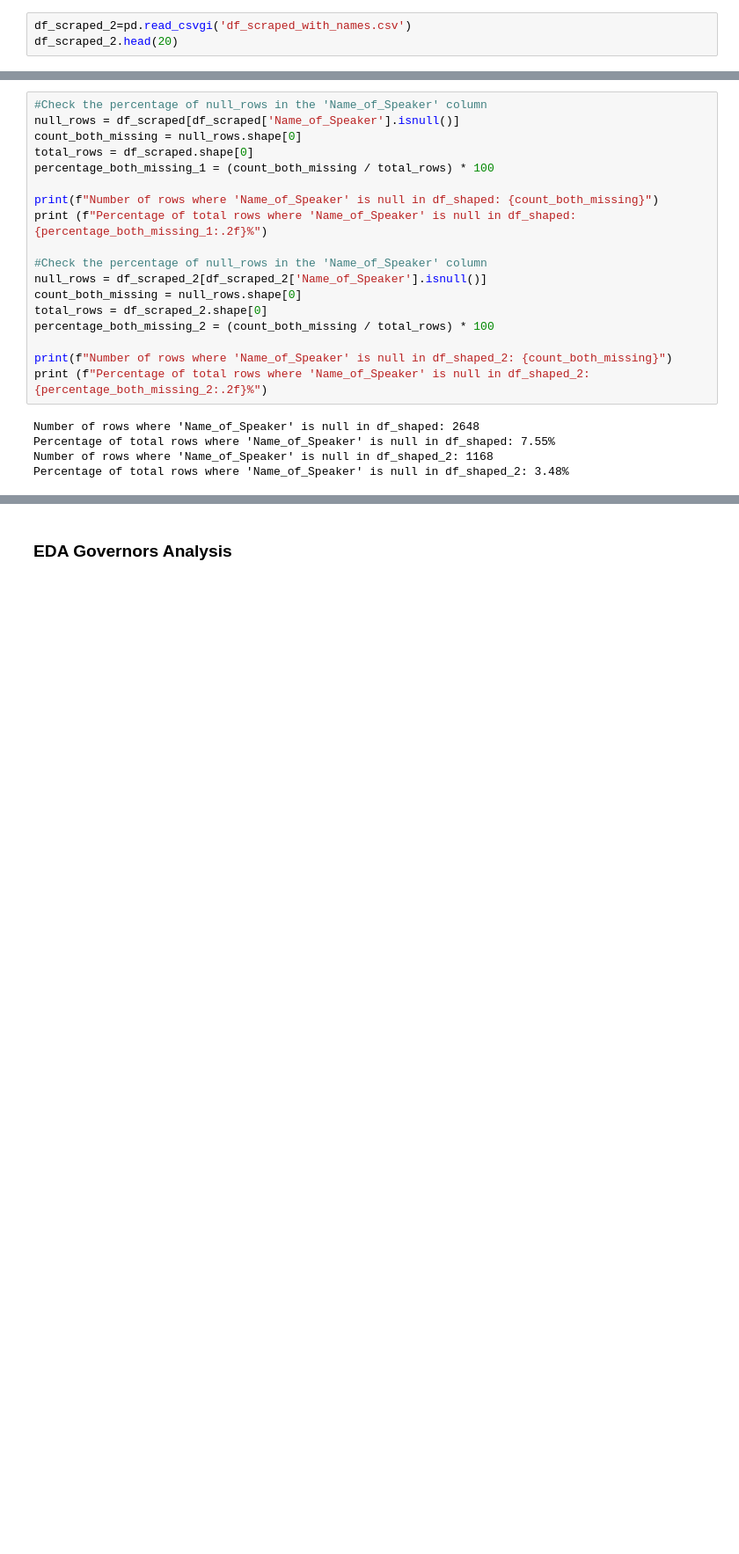
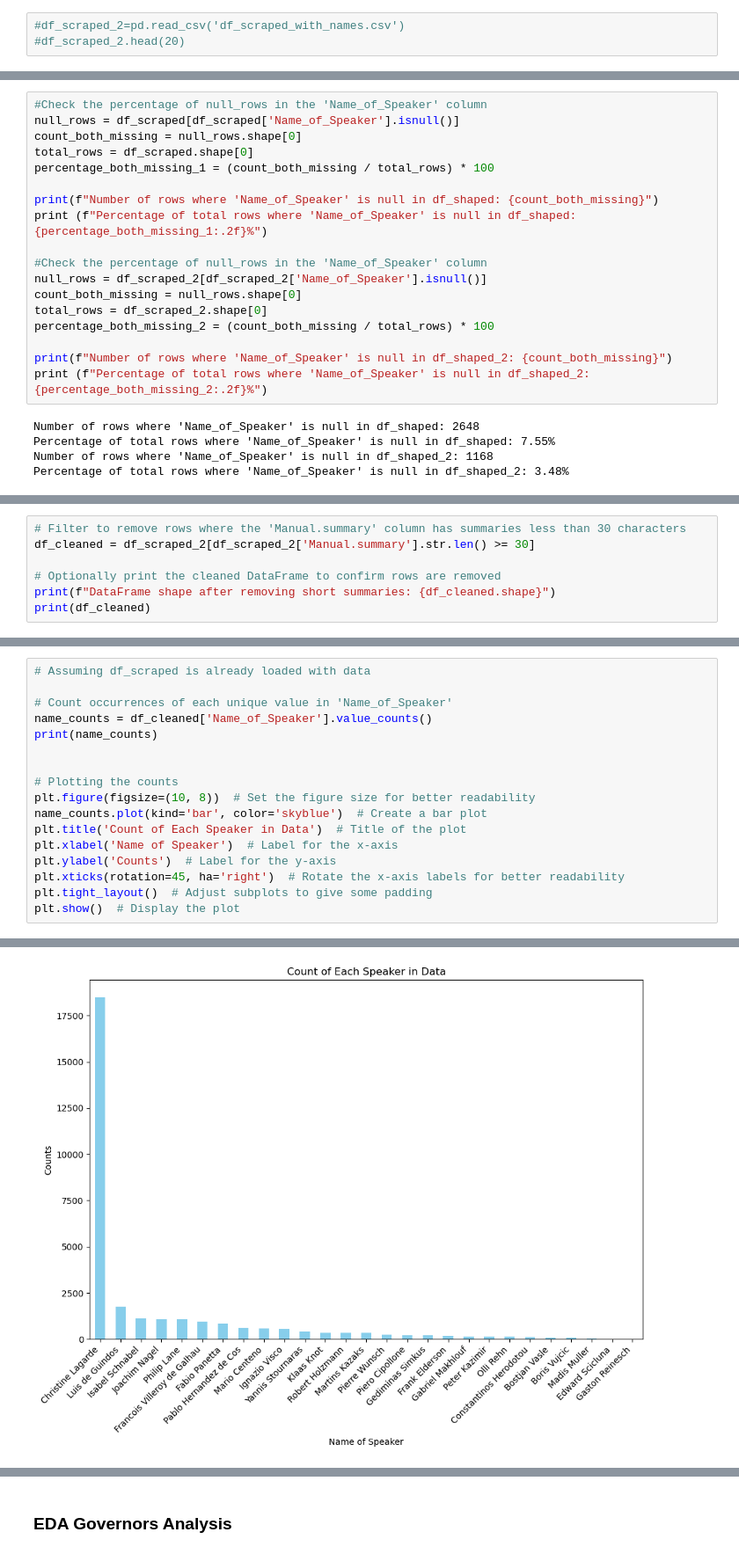
Before and after one commit to monbiote/ECB_Perceived_Cacophony, a Jupyter notebook: ECB Governors Analysis/ECB_Governor_Analysis.ipynb, the cells around one changed output, grey strips where cells are left out. Shown at 88% size. Saved outputs shown, nothing was run; the diff lists cells and outputs as text; blank space fills up the shorter version.

```diff
--- a/ECB Governors Analysis/ECB_Governor_Analysis.ipynb
+++ b/ECB Governors Analysis/ECB_Governor_Analysis.ipynb
@@ -554,8 +525,8 @@ df_scraped.to_csv('df_scraped_with_names.csv', index=False)
 # %% [markdown]
 # Checking the non-check
 # %%
-df_scraped_2=pd.read_csvgi('df_scraped_with_names.csv')
-df_scraped_2.head(20)
+#df_scraped_2=pd.read_csv('df_scraped_with_names.csv')
+#df_scraped_2.head(20)
 # %% [output]
 |  | Date | Source | Headline | Translated.headline | Manual.summary | Original.article.url | ... |
 | 0 | 2022-09-30 22:08:34 | Il Messaggero - Borsa Italiana | Visco: «Troppi rialzi dei tassi, ... | Banca d'Italia's Visco: "Too many... | At a conference in Florence, Banc... | https://www.ilmessaggero.it/econo... | ... |
@@ -849,0 +760,7 @@ Entry 786: ecb may raise interest rate september due higherthanexpected core inf
+# %%
+# Filter to remove rows where the 'Manual.summary' column has summaries less than 30 characters
+df_cleaned = df_scraped_2[df_scraped_2['Manual.summary'].str.len() >= 30]
+
+# Optionally print the cleaned DataFrame to confirm rows are removed
+print(f"DataFrame shape after removing short summaries: {df_cleaned.shape}")
+print(df_cleaned)
@@ -849,0 +831,18 @@ Entry 786: ecb may raise interest rate september due higherthanexpected core inf
+# %%
+# Assuming df_scraped is already loaded with data
+
+# Count occurrences of each unique value in 'Name_of_Speaker'
+name_counts = df_cleaned['Name_of_Speaker'].value_counts()
+print(name_counts)
+
+
+# Plotting the counts
+plt.figure(figsize=(10, 8))  # Set the figure size for better readability
+name_counts.plot(kind='bar', color='skyblue')  # Create a bar plot
+plt.title('Count of Each Speaker in Data')  # Title of the plot
+plt.xlabel('Name of Speaker')  # Label for the x-axis
+plt.ylabel('Counts')  # Label for the y-axis
+plt.xticks(rotation=45, ha='right')  # Rotate the x-axis labels for better readability
+plt.tight_layout()  # Adjust subplots to give some padding
+plt.show()  # Display the plot
+# %% [output]
@@ -849,0 +866 @@ Entry 786: ecb may raise interest rate september due higherthanexpected core inf
+[figure, added]
```
Also changed, not shown: parts of 36 cells of this notebook, 3 other files.
